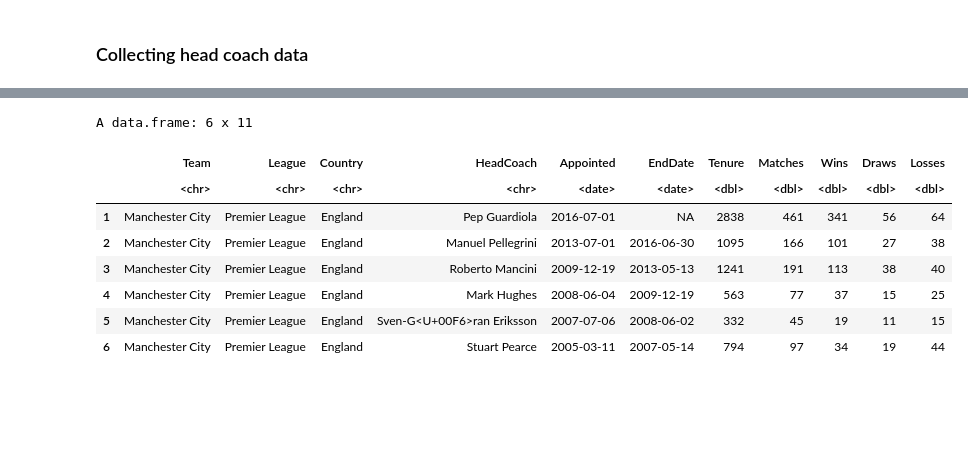
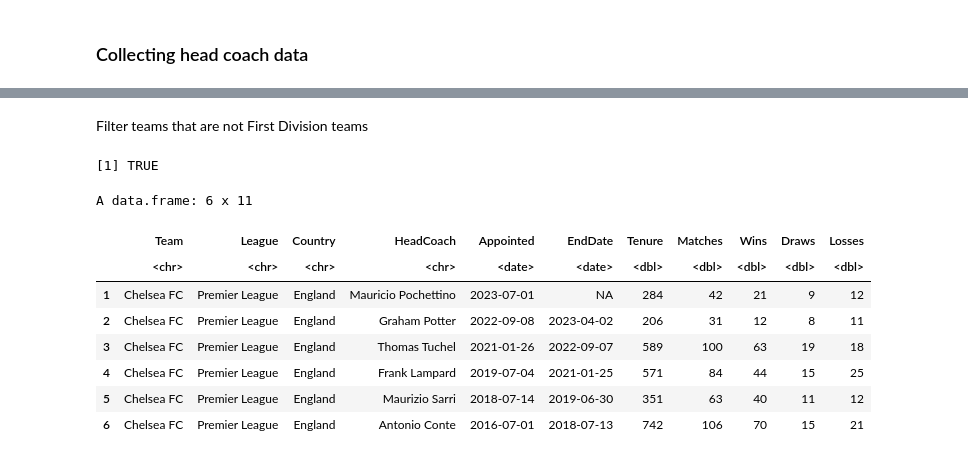
Before and after one commit to mathisdrn/head_coach_dismissal, a Jupyter notebook: src/00 Data extraction.ipynb, the cells around one changed output, grey strips where cells are left out. Drawn from its saved outputs; the diff is of its cells as text; code cells hidden in the pictures; blank space fills up the shorter version.

```diff
--- a/src/00 Data extraction.ipynb
+++ b/src/00 Data extraction.ipynb
@@ -41,12 +76,14 @@ write_csv(match_result, "data/extracted_head_coach.csv")
 # %% [markdown]
 ### Collecting head coach data
 # %%
+# Change country to study different teams
+# country <- c("England", "Spain", "Italy", "Germany", "France", "Portugal", "Scotland", "Poland", "Greece", "Switzerland", "Netherlands", "Belgium")
+
 country <- c("England", "Spain", "Italy", "Germany", "France")
-
 teams_url <- c()
 
 for (i in seq_along(country)) {
-    league_team_url <- tm_league_team_urls(country_name = country[i], start_year = 2018)
+    league_team_url <- tm_league_team_urls(country_name = country[i], start_year = 2015)
     teams_url <- c(teams_url, league_team_url)
 }
 # %%
@@ -61,22 +119,34 @@ unique(head_coach$league)
+# %% [markdown]
+Filter teams that are not First Division teams
+# %%
+# Filter teams that are not First Division teams
+# first_division_teams <- c(
+#     'Premier League', 'LaLiga', 'Serie A', 'Bundesliga', 'Ligue 1',
+#     'Liga Portugal', 'Scottish Premiership', 'PKO BP Ekstraklasa', 'Super League 1',
+#     'Super League', 'Eredivisie', 'Jupiler Pro League')
+
+first_division_teams <- c('Premier League', 'LaLiga', 'Serie A', 'Bundesliga', 'Ligue 1')
+# Ensure the every first_division_teams is in the head_coach$league
+all(first_division_teams %in% head_coach$league)
+# Filter the head_coach data
+# head_coach <- head_coach[head_coach$league %in% first_division_teams, ]
+# %% [output]
+[1] TRUE
 # %%
 columns_to_keep <- c('team_name', 'league', 'country', 'staff_name', 'appointed', 'end_date', 'days_in_post', 'matches', 'wins', 'draws', 'losses')
 head_coach <- head_coach[, columns_to_keep]
 
 # Rename columns
 colnames(head_coach) <- c('Team', 'League', 'Country', 'HeadCoach', 'Appointed', 'EndDate', 'Tenure', 'Matches', 'Wins', 'Draws', 'Losses')
 
-# Filter head_coach records for leagues of interests
-league_of_interests <- c('Premier League', 'LaLiga', 'Ligue 1', 'Bundesliga', 'Serie A')
-head_coach <- head_coach[head_coach$League %in% league_of_interests,]
-
 head(head_coach)
 # %% [output]
 A data.frame: 6 x 11
 |  | Team | League | Country | HeadCoach | Appointed | EndDate | Tenure | Matches | Wins | Draws | Losses |
 |  | <chr> | <chr> | <chr> | <chr> | <date> | <date> | <dbl> | <dbl> | <dbl> | <dbl> | <dbl> |
-| 1 | Manchester City | Premier League | England | Pep Guardiola | 2016-07-01 | NA | 2838 | 461 | 341 | 56 | 64 |
-| 2 | Manchester City | Premier League | England | Manuel Pellegrini | 2013-07-01 | 2016-06-30 | 1095 | 166 | 101 | 27 | 38 |
-| 3 | Manchester City | Premier League | England | Roberto Mancini | 2009-12-19 | 2013-05-13 | 1241 | 191 | 113 | 38 | 40 |
-| 4 | Manchester City | Premier League | England | Mark Hughes | 2008-06-04 | 2009-12-19 | 563 | 77 | 37 | 15 | 25 |
-| 5 | Manchester City | Premier League | England | Sven-G<U+00F6>ran Eriksson | 2007-07-06 | 2008-06-02 | 332 | 45 | 19 | 11 | 15 |
-| 6 | Manchester City | Premier League | England | Stuart Pearce | 2005-03-11 | 2007-05-14 | 794 | 97 | 34 | 19 | 44 |
+| 1 | Chelsea FC | Premier League | England | Mauricio Pochettino | 2023-07-01 | NA | 284 | 42 | 21 | 9 | 12 |
+| 2 | Chelsea FC | Premier League | England | Graham Potter | 2022-09-08 | 2023-04-02 | 206 | 31 | 12 | 8 | 11 |
+| 3 | Chelsea FC | Premier League | England | Thomas Tuchel | 2021-01-26 | 2022-09-07 | 589 | 100 | 63 | 19 | 18 |
+| 4 | Chelsea FC | Premier League | England | Frank Lampard | 2019-07-04 | 2021-01-25 | 571 | 84 | 44 | 15 | 25 |
+| 5 | Chelsea FC | Premier League | England | Maurizio Sarri | 2018-07-14 | 2019-06-30 | 351 | 63 | 40 | 11 | 12 |
+| 6 | Chelsea FC | Premier League | England | Antonio Conte | 2016-07-01 | 2018-07-13 | 742 | 106 | 70 | 15 | 21 |
```
Also changed, not shown: parts of 9 cells of this notebook, 9 other files.
